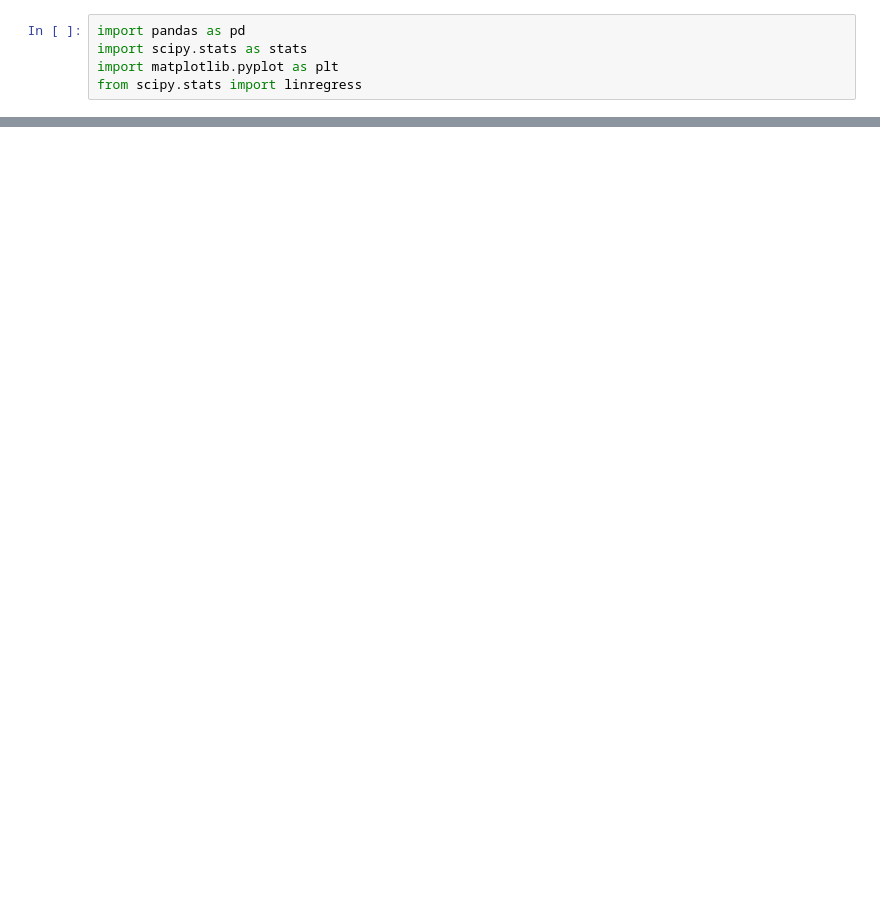
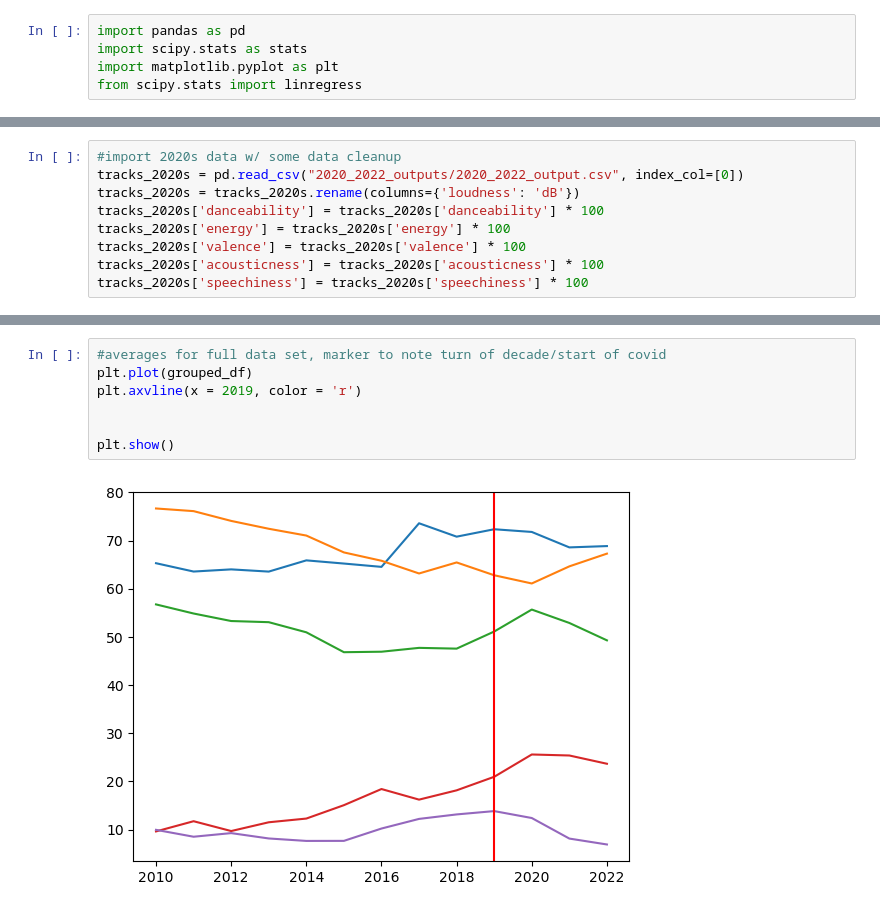
Before and after one commit to codyallison/Spotify-Top-Hits-Data-Analysis, a Jupyter notebook: Data/all_years_playlist_data.ipynb, the cells around one changed output, grey strips where cells are left out. Saved outputs shown, nothing was run; the diff lists cells and outputs as text; blank space fills up the shorter version.

Commit message:
more plotting information for full data set

```diff
--- a/Data/all_years_playlist_data.ipynb
+++ b/Data/all_years_playlist_data.ipynb
@@ -288,0 +6,9 @@ plt.show()
+# %%
+#import 2020s data w/ some data cleanup
+tracks_2020s = pd.read_csv("2020_2022_outputs/2020_2022_output.csv", index_col=[0])
+tracks_2020s = tracks_2020s.rename(columns={'loudness': 'dB'})
+tracks_2020s['danceability'] = tracks_2020s['danceability'] * 100
+tracks_2020s['energy'] = tracks_2020s['energy'] * 100
+tracks_2020s['valence'] = tracks_2020s['valence'] * 100
+tracks_2020s['acousticness'] = tracks_2020s['acousticness'] * 100
+tracks_2020s['speechiness'] = tracks_2020s['speechiness'] * 100
@@ -288,0 +369,9 @@ plt.show()
+# %%
+#averages for full data set, marker to note turn of decade/start of covid
+plt.plot(grouped_df)
+plt.axvline(x = 2019, color = 'r')
+
+
+plt.show()
+# %% [output]
+[figure, added]
```
Also changed, not shown: parts of 35 cells of this notebook.
